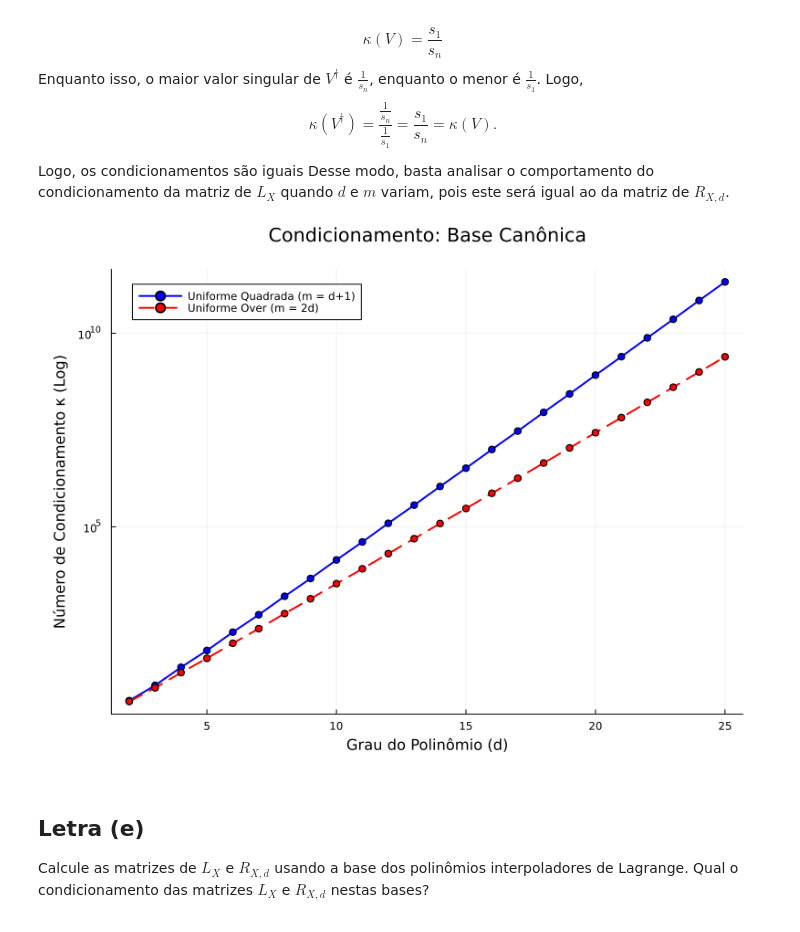
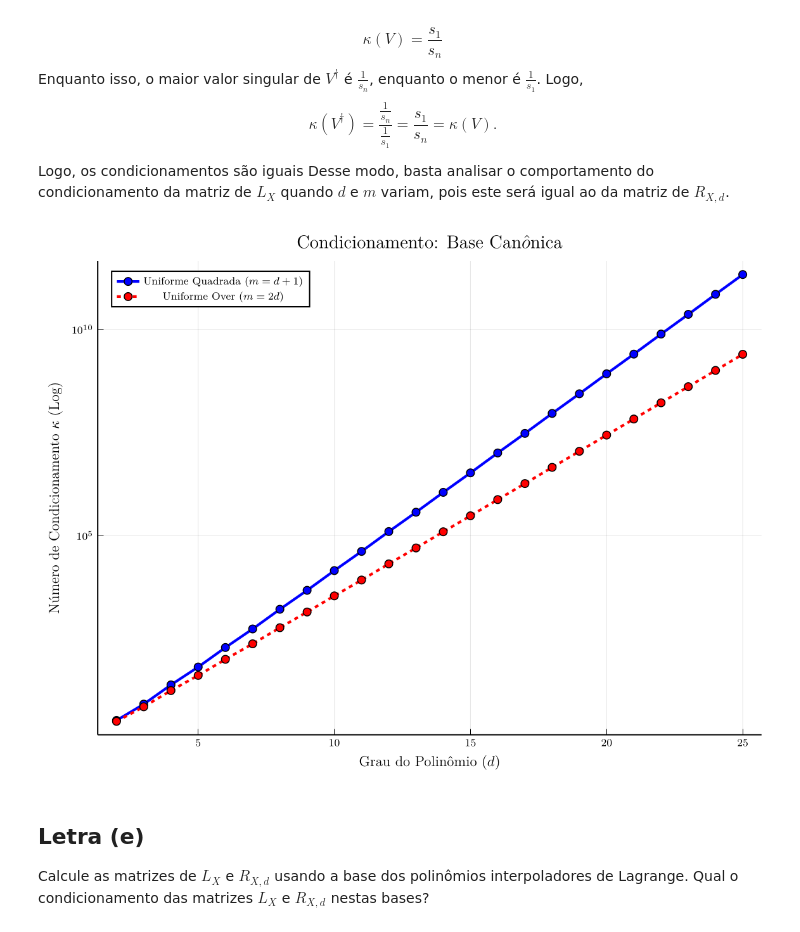
Before and after one commit to PedroDuailibe/Projeto3-ALN, a Jupyter notebook: Projeto3.ipynb, the cells around one changed output. Cells and saved outputs as stored; diff of their text form; code cells hidden in the pictures.

```diff
--- a/Projeto3.ipynb
+++ b/Projeto3.ipynb
@@ -160,6 +160,13 @@ Desse modo, basta analisar o comportamento do condicionamento da matriz de $L_{X
 pois este será igual ao da matriz de $R_{X,d}$.
 # %%
 using Plots
+using PGFPlotsX
+using LaTeXStrings
+
+push!(PGFPlotsX.CUSTOM_PREAMBLE, "\\usepackage{amsmath}")
+
+pgfplotsx()
+
 
 function matrix_vandermonde(X, d)
     m = length(X)
@@ -170,38 +177,38 @@ function matrix_vandermonde(X, d)
         end
     end
     return V
 end
 
 function plot_conditioning_canonical(d_max=25)
     degrees = 2:d_max
 
     cond_uni_exact  = Float64[]
     cond_uni_over   = Float64[]
 
     for d in degrees
         push!(cond_uni_exact,  cond(matrix_vandermonde(range(-1.0, 1.0, length=d+1), d)))
         m_over = 2 * d
         push!(cond_uni_over,   cond(matrix_vandermonde(range(-1.0, 1.0, length=m_over), d)))
     end
 
     p = plot(title="Condicionamento: Base Canônica",
-             xlabel="Grau do Polinômio (d)",
-             ylabel="Número de Condicionamento κ (Log)",
+             xlabel=L"\text{Grau do Polinômio }(d)",
+             ylabel=L"\text{Número de Condicionamento } \kappa \text{ (Log)}",
              yscale=:log10,
              legend=:topleft,
              grid=true,
              size=(800, 600),
              margin=5Plots.mm)
 
-    plot!(p, degrees, cond_uni_exact,  label="Uniforme Quadrada (m = d+1)", lw=2, marker=:circle, color=:blue)
-    plot!(p, degrees, cond_uni_over,   label="Uniforme Over (m = 2d)", lw=2, ls=:dash, marker=:circle, color=:red)
+    plot!(p, degrees, cond_uni_exact,  label=L"\text{Uniforme Quadrada } (m = d+1)", lw=2, marker=:circle, color=:blue)
+    plot!(p, degrees, cond_uni_over,   label=L"\text{Uniforme Over }(m = 2d)", lw=2, ls=:dash, marker=:circle, color=:red)
 
     return p
 end
 
 plot_conditioning_canonical()
 # %% [output]
-[figure, old version]
+[figure, new version]
 # %% [markdown]
 ## Letra (e)
 
```
Also changed, not shown: parts of 19 cells of this notebook.
